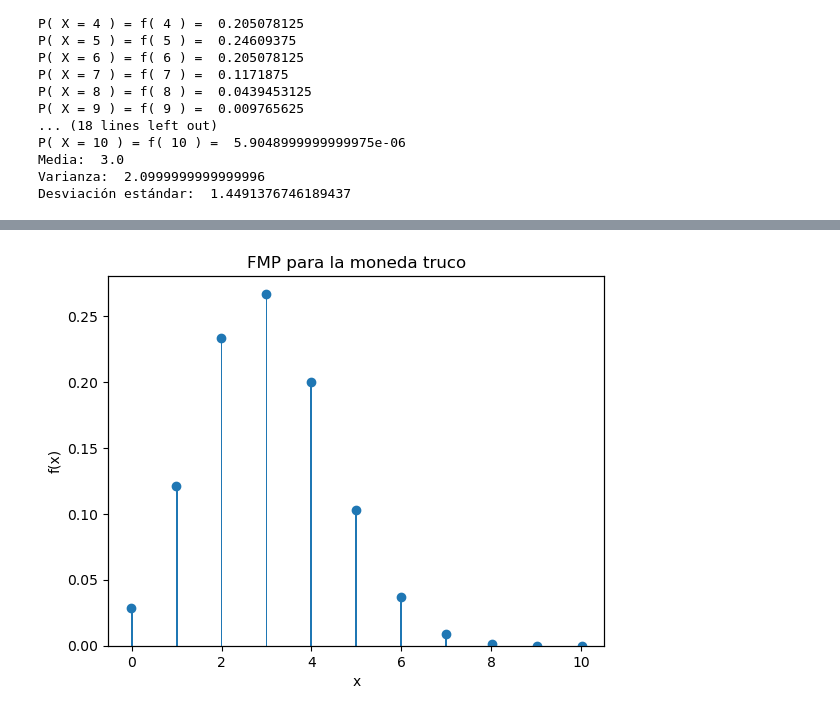
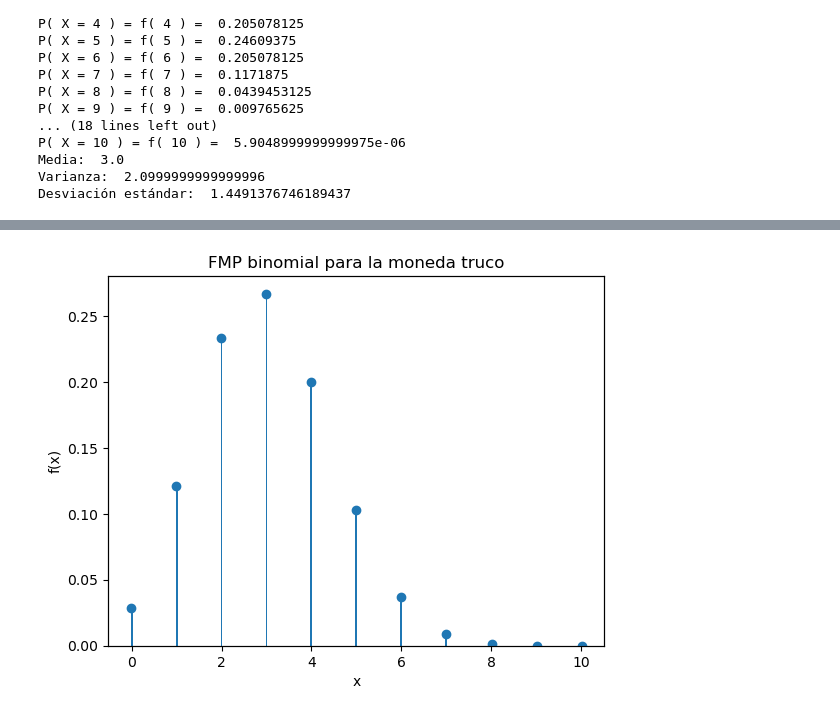
Before and after one commit to Felipe-V13/Probabilidad_proyecto_2, a Jupyter notebook: proyecto_2.ipynb, the cells around one changed output, grey strips where cells are left out. Cells and saved outputs as stored; diff of their text form; code cells hidden in the pictures.

```diff
--- a/proyecto_2.ipynb
+++ b/proyecto_2.ipynb
@@ -192,23 +192,23 @@ plt.show()
 # %%
 # MONEDA TRUCO
 
 _x = np.arange(n+1)
 
 fig = plt.figure()
 host = fig.add_subplot()
 par = host.twiny()
 
 
 host.bar(_x, X_truco, width=0.04)
 par.scatter(_x, X_truco)
 
 par.axes.get_xaxis().set_ticks([])
 host.locator_params(axis="x", nbins=n+1)
 
 host.set_xlabel("x")
 host.set_ylabel("f(x)")
-host.set_title("FMP para la moneda truco")
+host.set_title("FMP binomial para la moneda truco")
 
 plt.show()
 # %% [output]
-[figure, old version]
+[figure, new version]
```
Also changed, not shown: parts of 1 cell of this notebook.
